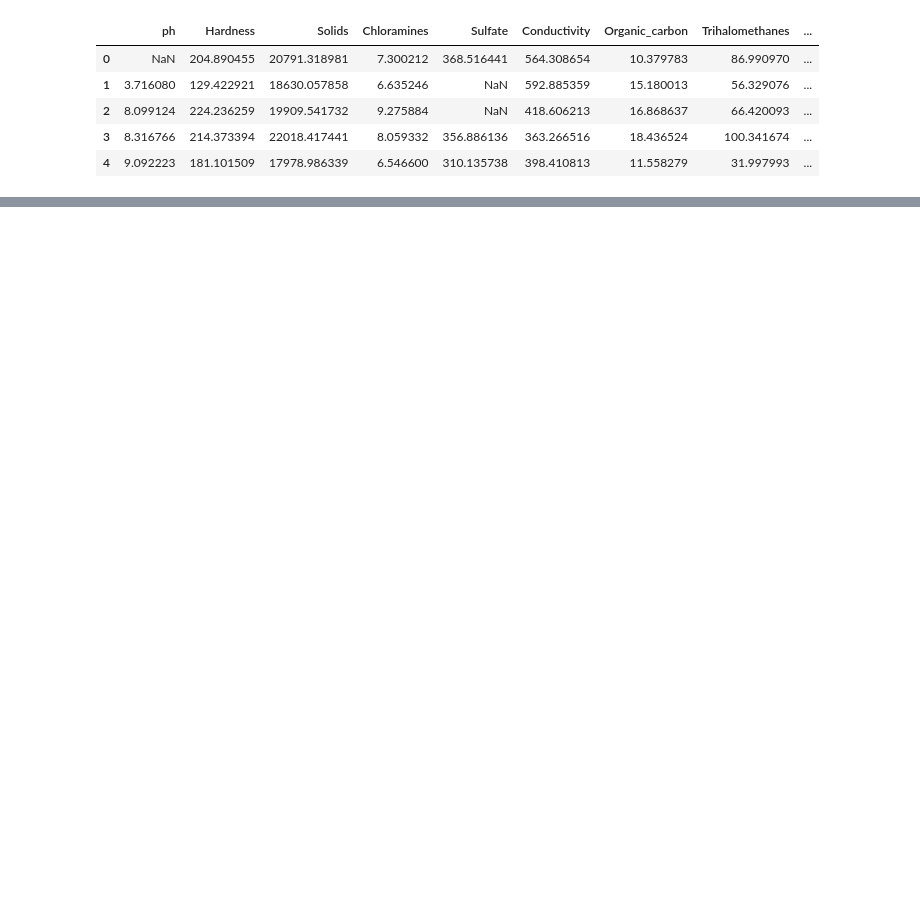
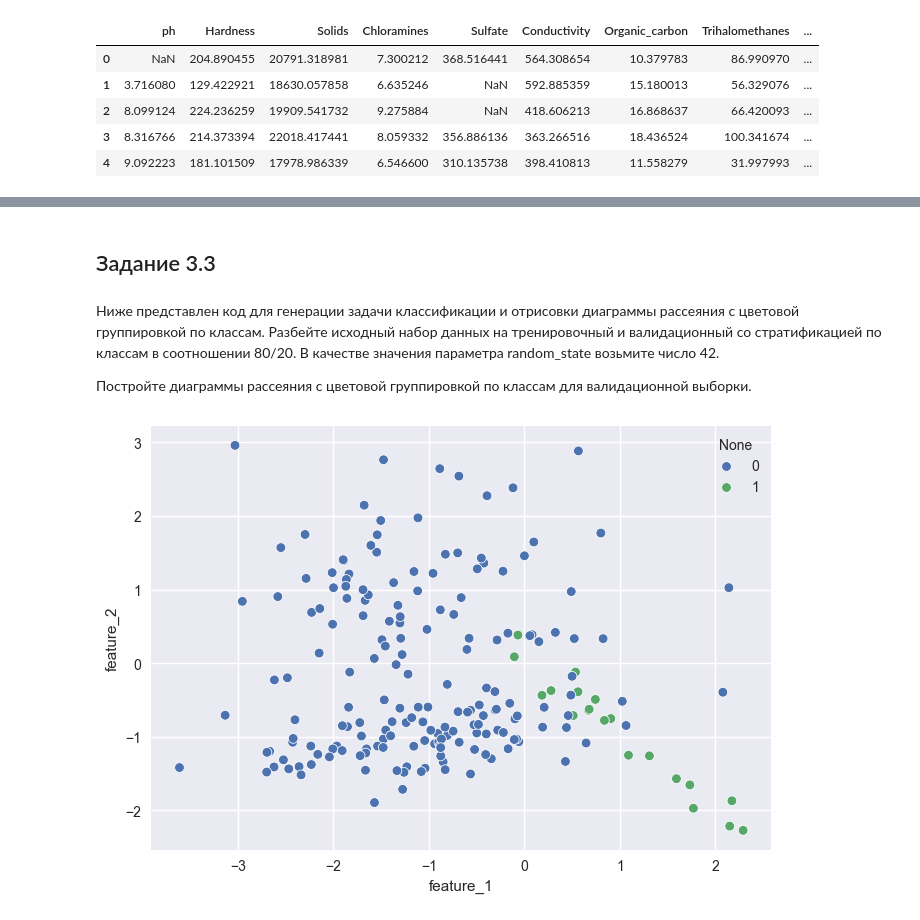
Before and after one commit to schdlr50/SF_ML_1, a Jupyter notebook: ML4_water_prob.ipynb, the cells around one changed output, grey strips where cells are left out. Drawn from its saved outputs; the diff is of its cells as text; code cells hidden in the pictures; blank space fills up the shorter version.

```diff
--- a/ML4_water_prob.ipynb
+++ b/ML4_water_prob.ipynb
@@ -22,0 +276,22 @@ water_data.head()
+# %% [markdown]
+## Задание 3.3
+# %% [markdown]
+Ниже представлен код для генерации задачи классификации и отрисовки диаграммы рассеяния с цветовой группировкой по классам. Разбейте исходный набор данных на тренировочный и валидационный со стратификацией по классам в соотношении 80/20. В качестве значения параметра random_state возьмите число 42.
+
+Постройте диаграммы рассеяния с цветовой группировкой по классам для валидационной выборки.
+# %%
+from sklearn import datasets
+X, y = datasets.make_classification(
+    n_samples=200, #количество объектов
+    n_features=2, #количество признаков
+    n_informative=2, #количество информативных признаков
+    n_redundant=0, #количество неинформативных признаков
+    n_classes=2, #количество классов
+    weights=[1, 0.2], #пропорции классов
+    random_state=40 #генератор случайных чисел
+)
+X = pd.DataFrame(X, columns=['feature_1', 'feature_2'])
+y = pd.Series(y)
+sns.scatterplot(x=X['feature_1'], y=X['feature_2'], hue=y);
+# %% [output]
+[figure, added]
```
Also changed, not shown: parts of 35 cells of this notebook.
